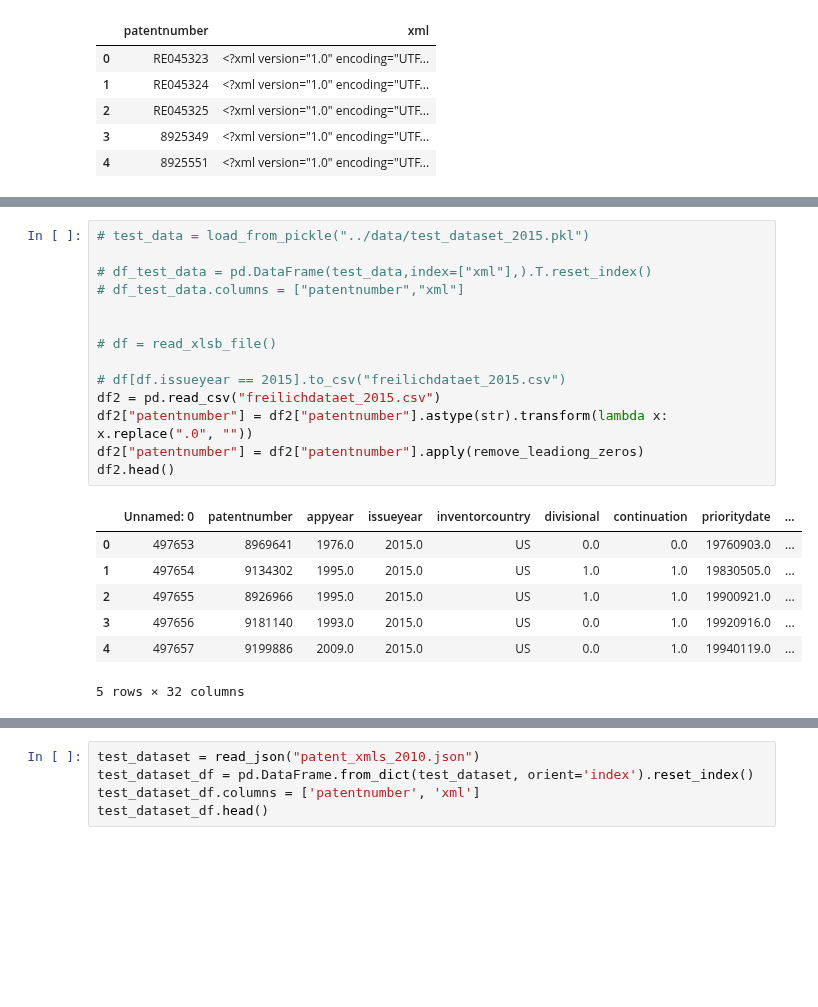
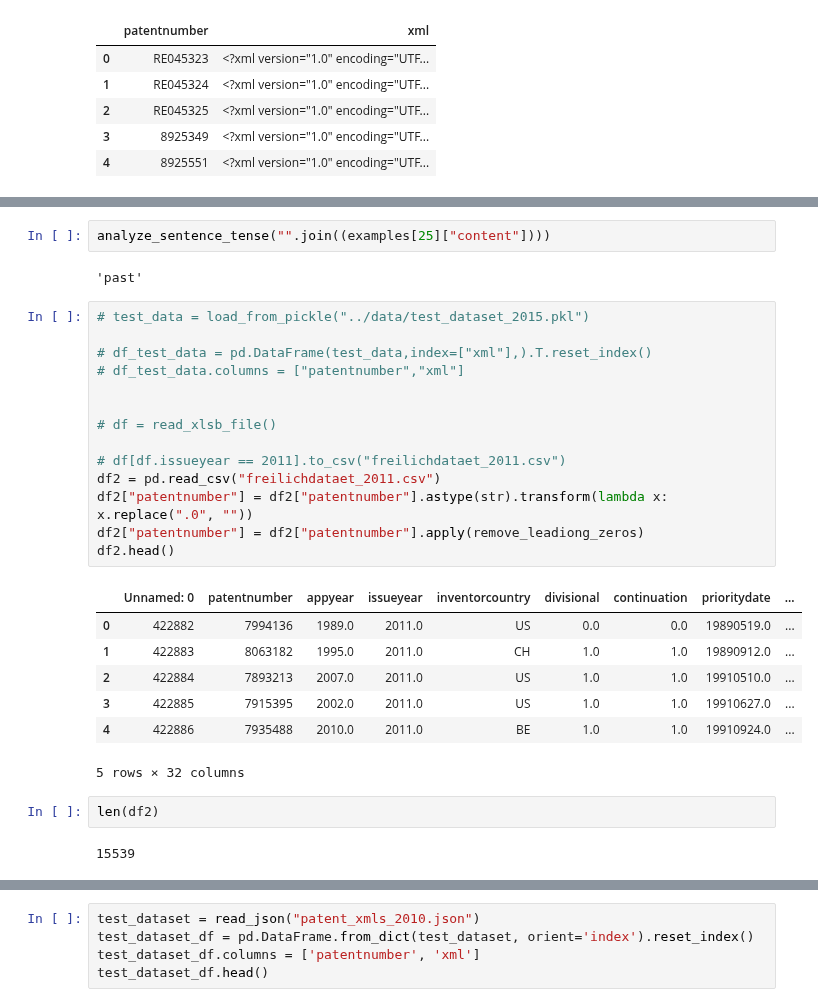
Before and after one commit to AmirMohammadiKarbalaei/prophetic_patents, a Jupyter notebook: notebooks/freilich_test_set.ipynb, the cells around one changed output, grey strips where cells are left out. Saved outputs shown, nothing was run; the diff lists cells and outputs as text; blank space fills up the shorter version.

```diff
--- a/notebooks/freilich_test_set.ipynb
+++ b/notebooks/freilich_test_set.ipynb
@@ -61,24 +160,32 @@ df.head()
+# %%
+analyze_sentence_tense("".join((examples[25]["content"])))
+# %% [output]
+'past'
 # %%
 # test_data = load_from_pickle("../data/test_dataset_2015.pkl")
 
 # df_test_data = pd.DataFrame(test_data,index=["xml"],).T.reset_index()
 # df_test_data.columns = ["patentnumber","xml"]
 
 
 # df = read_xlsb_file()
 
-# df[df.issueyear == 2015].to_csv("freilichdataet_2015.csv")
-df2 = pd.read_csv("freilichdataet_2015.csv")
+# df[df.issueyear == 2011].to_csv("freilichdataet_2011.csv")
+df2 = pd.read_csv("freilichdataet_2011.csv")
 df2["patentnumber"] = df2["patentnumber"].astype(str).transform(lambda x: x.replace(".0", ""))
 df2["patentnumber"] = df2["patentnumber"].apply(remove_leadiong_zeros)
 df2.head()
 # %% [output]
 |  | Unnamed: 0 | patentnumber | appyear | issueyear | inventorcountry | divisional | continuation | prioritydate | ... |
-| 0 | 497653 | 8969641 | 1976.0 | 2015.0 | US | 0.0 | 0.0 | 19760903.0 | ... |
-| 1 | 497654 | 9134302 | 1995.0 | 2015.0 | US | 1.0 | 1.0 | 19830505.0 | ... |
-| 2 | 497655 | 8926966 | 1995.0 | 2015.0 | US | 1.0 | 1.0 | 19900921.0 | ... |
-| 3 | 497656 | 9181140 | 1993.0 | 2015.0 | US | 0.0 | 1.0 | 19920916.0 | ... |
-| 4 | 497657 | 9199886 | 2009.0 | 2015.0 | US | 0.0 | 1.0 | 19940119.0 | ... |
+| 0 | 422882 | 7994136 | 1989.0 | 2011.0 | US | 0.0 | 0.0 | 19890519.0 | ... |
+| 1 | 422883 | 8063182 | 1995.0 | 2011.0 | CH | 1.0 | 1.0 | 19890912.0 | ... |
+| 2 | 422884 | 7893213 | 2007.0 | 2011.0 | US | 1.0 | 1.0 | 19910510.0 | ... |
+| 3 | 422885 | 7915395 | 2002.0 | 2011.0 | US | 1.0 | 1.0 | 19910627.0 | ... |
+| 4 | 422886 | 7935488 | 2010.0 | 2011.0 | BE | 1.0 | 1.0 | 19910924.0 | ... |
 5 rows × 32 columns
+# %%
+len(df2)
+# %% [output]
+15539
 # %%
 import sqlite3 as sql
```
Also changed, not shown: parts of 6 cells of this notebook, 7 other files.
